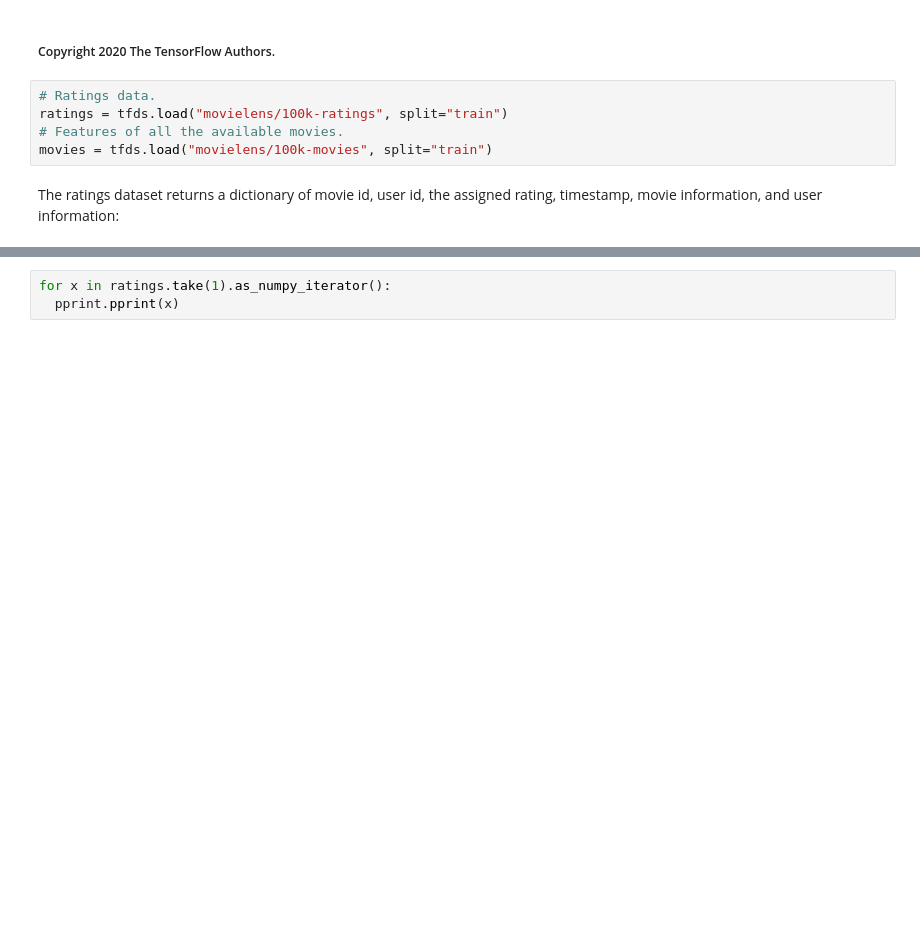
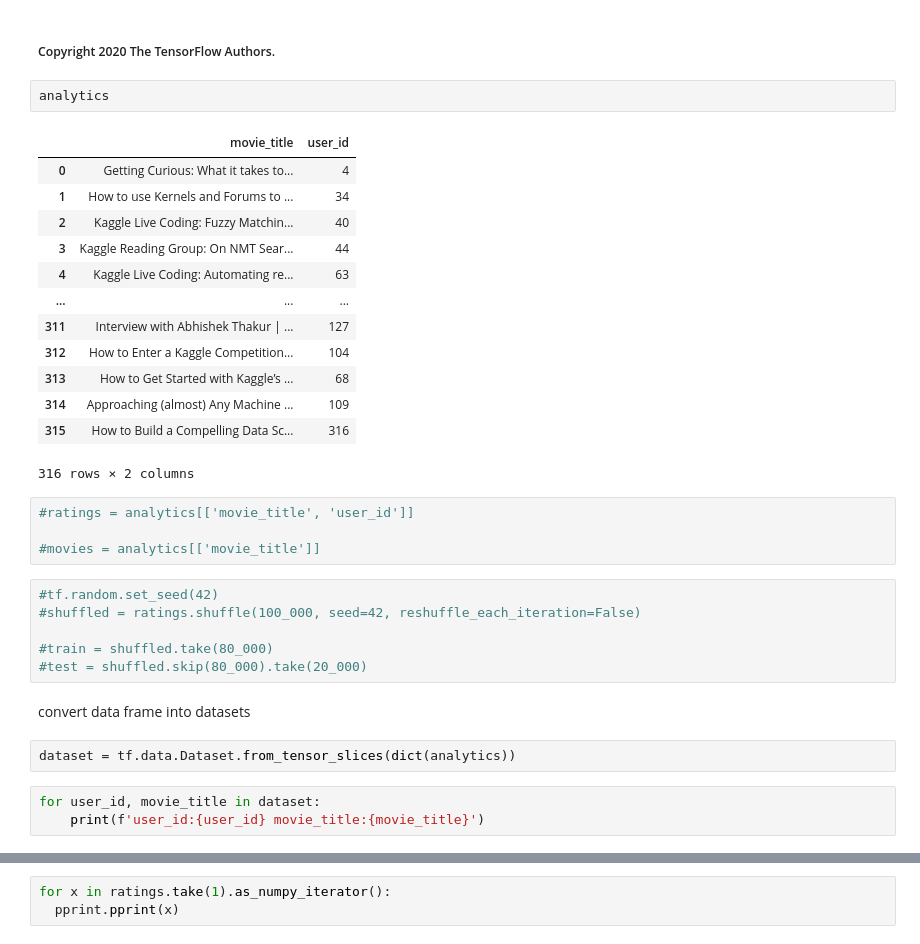
Before and after one commit to yvanminyem/whyzzerRec, a Jupyter notebook: WhyzzerRec.ipynb, the cells around one changed output, grey strips where cells are left out. Drawn from its saved outputs; the diff is of its cells as text; blank space fills up the shorter version.

```diff
--- a/WhyzzerRec.ipynb
+++ b/WhyzzerRec.ipynb
@@ -113,10 +114,36 @@ MODEL_PATH ='/content/drive/MyDrive/Colab Notebooks/1630417522'
 model = tf.saved_model.load(MODEL_PATH )
 # %% [markdown]
 ##### Copyright 2020 The TensorFlow Authors.
-# %%
-# Ratings data.
-ratings = tfds.load("movielens/100k-ratings", split="train")
-# Features of all the available movies.
-movies = tfds.load("movielens/100k-movies", split="train")
-# %% [markdown]
-The ratings dataset returns a dictionary of movie id, user id, the assigned rating, timestamp, movie information, and user information:
+# %%
+analytics
+# %% [output]
+|  | movie_title | user_id |
+| 0 | Getting Curious: What it takes to... | 4 |
+| 1 | How to use Kernels and Forums to ... | 34 |
+| 2 | Kaggle Live Coding: Fuzzy Matchin... | 40 |
+| 3 | Kaggle Reading Group: On NMT Sear... | 44 |
+| 4 | Kaggle Live Coding: Automating re... | 63 |
+| ... | ... | ... |
+| 311 | Interview with Abhishek Thakur | ... | 127 |
+| 312 | How to Enter a Kaggle Competition... | 104 |
+| 313 | How to Get Started with Kaggle’s ... | 68 |
+| 314 | Approaching (almost) Any Machine ... | 109 |
+| 315 | How to Build a Compelling Data Sc... | 316 |
+316 rows × 2 columns
+# %%
+#ratings = analytics[['movie_title', 'user_id']]
+
+#movies = analytics[['movie_title']]
+# %%
+#tf.random.set_seed(42)
+#shuffled = ratings.shuffle(100_000, seed=42, reshuffle_each_iteration=False)
+
+#train = shuffled.take(80_000)
+#test = shuffled.skip(80_000).take(20_000)
+# %% [markdown]
+convert data frame into datasets
+# %%
+dataset = tf.data.Dataset.from_tensor_slices(dict(analytics))
+# %%
+for user_id, movie_title in dataset:
+    print(f'user_id:{user_id} movie_title:{movie_title}')
```
Also changed, not shown: parts of 17 cells of this notebook.
